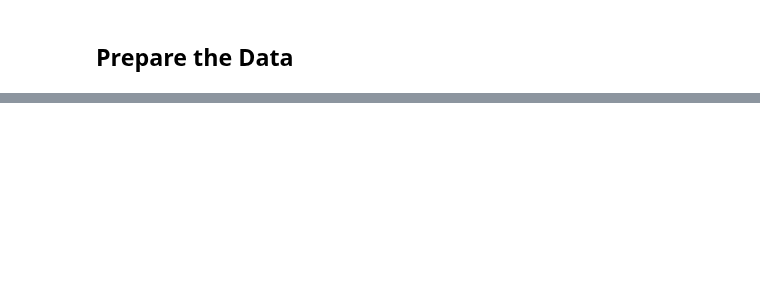
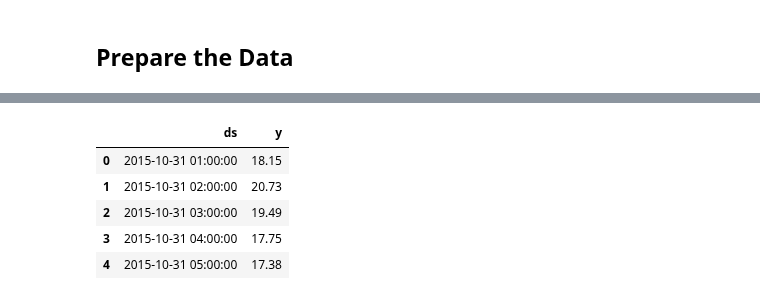
Before and after one commit to Johove83/Machine-Learning-Intro, a Jupyter notebook: Time Series/2/Data Prep Time Series/data-prep-time-series.ipynb, the cells around one changed output, grey strips where cells are left out. Cells and saved outputs as stored; diff of their text form; code cells hidden in the pictures; blank space fills up the shorter version.

```diff
--- a/Time Series/2/Data Prep Time Series/data-prep-time-series.ipynb
+++ b/Time Series/2/Data Prep Time Series/data-prep-time-series.ipynb
@@ -66,5 +113,14 @@ uploaded = files.upload()
 # %%
 # Prepare the training data to be read into a prophet model
 # Rename the columns to names that Prophet recognizes
+prophet_df.columns = ['ds', 'y']
+prophet_df.head()
+# %% [output]
+|  | ds | y |
+| 0 | 2015-10-31 01:00:00 | 18.15 |
+| 1 | 2015-10-31 02:00:00 | 20.73 |
+| 2 | 2015-10-31 03:00:00 | 19.49 |
+| 3 | 2015-10-31 04:00:00 | 17.75 |
+| 4 | 2015-10-31 05:00:00 | 17.38 |
 # %%
 # Confirm that there are no NaN values
```
Also changed, not shown: parts of 7 cells of this notebook, 2 other files.
